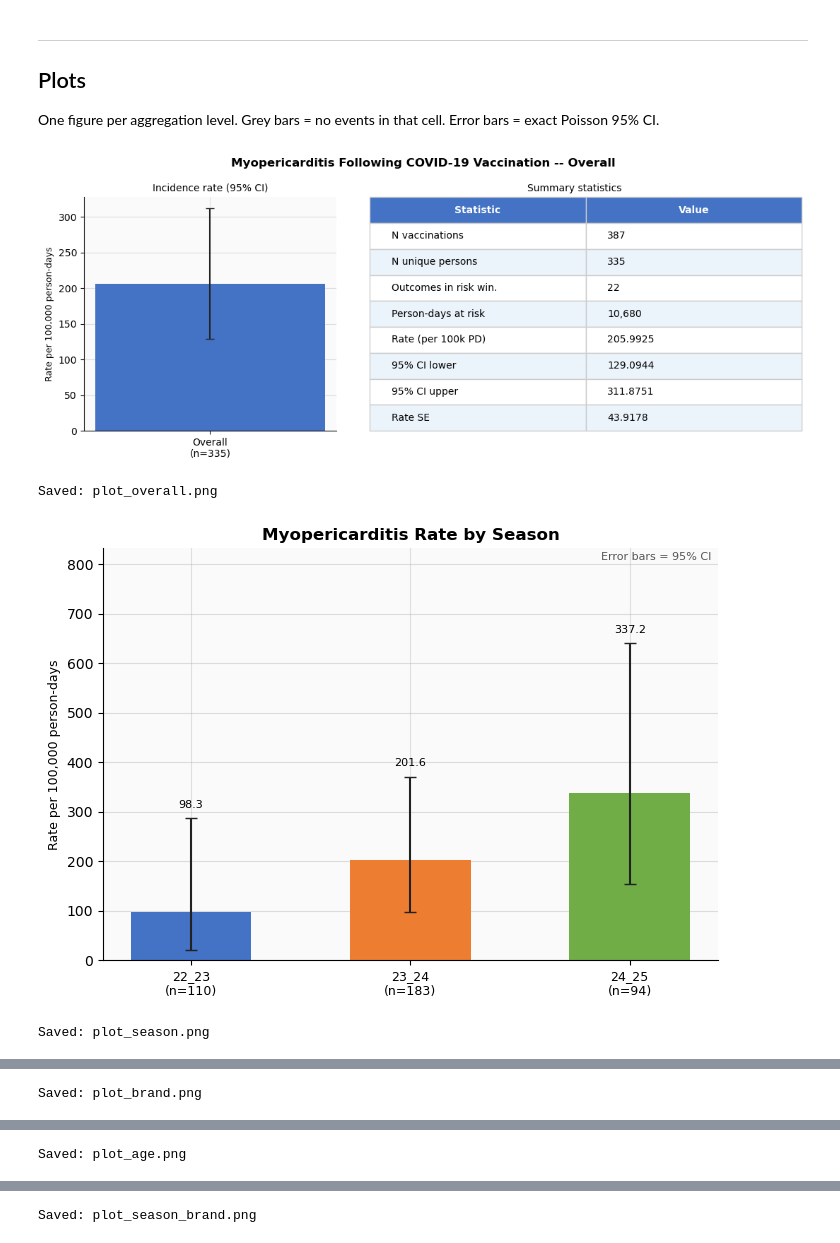
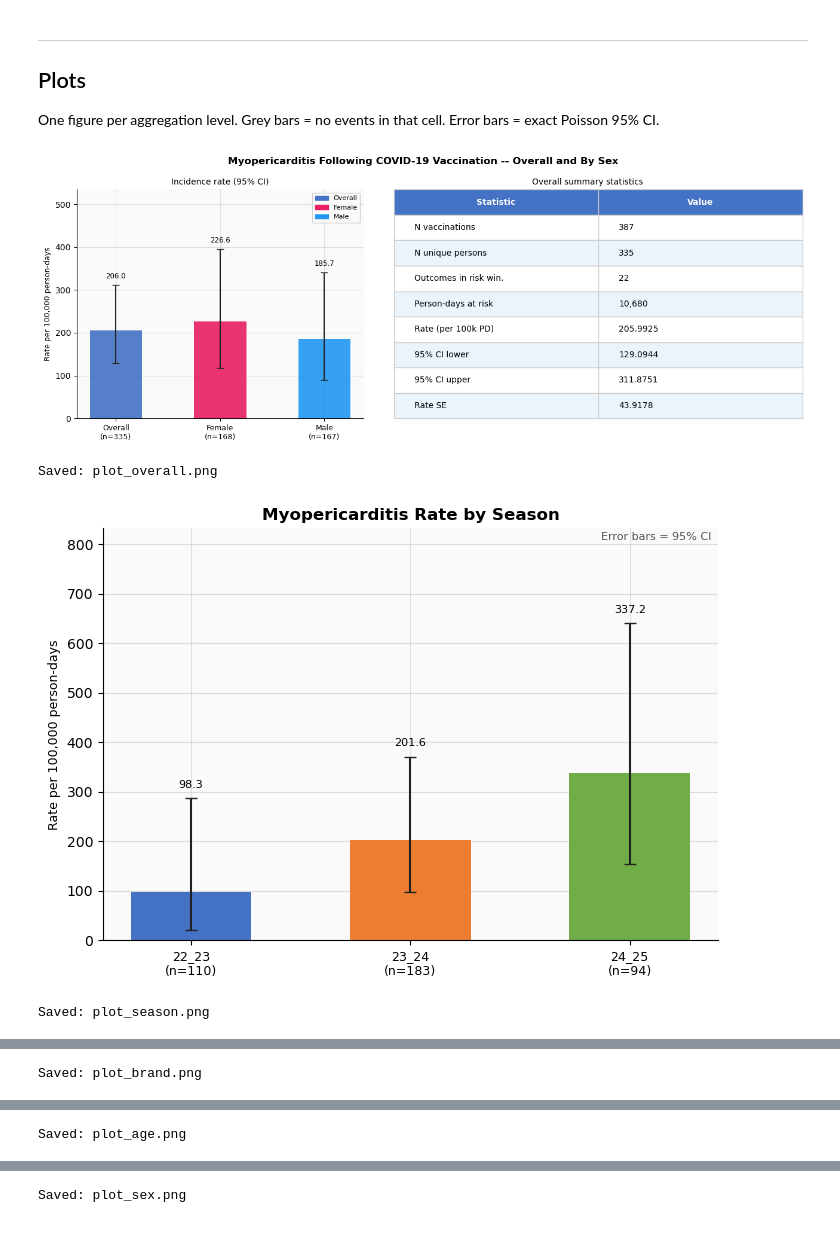
Before and after one commit to GodwinAN/Myoperi_following_COVID19vaccination_2022_2025, a Jupyter notebook: data_visualization.ipynb, the cells around one changed output, grey strips where cells are left out. Saved outputs shown, nothing was run; the diff lists cells and outputs as text; code cells hidden in the pictures.

Commit message:
Add sex, season_sex, brand_sex stratifications and update overall plot with sex breakdown

```diff
--- a/data_visualization.ipynb
+++ b/data_visualization.ipynb
@@ -22,8 +22,9 @@ DATA_DIR = Path(__file__).parent / 'dataimages' if '__file__' in dir() else Path
 
 # -- Load all summary tables into a dict keyed by aggregation level -----------
 AGGREGATIONS = [
-    'overall', 'season', 'brand', 'age',
-    'season_brand', 'season_age', 'brand_age', 'season_brand_age',
+    'overall', 'season', 'brand', 'age', 'sex',
+    'season_brand', 'season_age', 'season_sex',
+    'brand_age', 'brand_sex', 'season_brand_age',
 ]
 
 all_summaries = {}
@@ -80,10 +84,13 @@ ZERO_COLOR = '#CCCCCC'
 SEASON_ORDER = ['22_23', '23_24', '24_25']
 BRAND_ORDER  = ['moderna', 'novavax', 'pfizer', 'janssen']
 AGE_ORDER    = ['12_17', '18_24']
+SEX_ORDER    = ['F', 'M']
 
 SEASON_COLORS = {'22_23': '#4472C4', '23_24': '#ED7D31', '24_25': '#70AD47'}
 BRAND_COLORS  = {'moderna': '#E91E63', 'novavax': '#9C27B0', 'pfizer': '#2196F3', 'janssen': '#FF9800'}
 AGE_COLORS    = {'12_17': '#F44336', '18_24': '#009688'}
+SEX_COLORS    = {'F': '#E91E63', 'M': '#2196F3'}
+OVERALL_COLOR = '#4472C4'
 
 def _ygrid(ax):
     ax.yaxis.grid(True, alpha=0.4); ax.set_axisbelow(True)
@@ -95,25 +102,54 @@ def _ci_bars(ax, xs, rates, los, his):
                         color='#222222', capsize=4, lw=1.5, zorder=5)
 
 def _n_inside(ax, xs, rates, ns, ymax, fontsize=6.5, rotation=90):
-    """Print 'n=X' near the base of each bar."""
     for x, r, n in zip(xs, rates, ns):
         if n > 0:
             ax.text(x, ymax * 0.015, f'n={n}', ha='center', va='bottom',
                     fontsize=fontsize, rotation=rotation, color='#333333', zorder=6)
 
-# Overall
-ov = all_summaries['overall'].iloc[0]
-fig, (ax_b, ax_t) = plt.subplots(1, 2, figsize=(11, 4.5),
-                                   gridspec_kw={'width_ratios': [1, 1.8]})
-fig.suptitle('Myopericarditis Following COVID-19 Vaccination -- Overall',
+# ── Overall (with sex breakdown) ──────────────────────────────────────────────
+ov   = all_summaries['overall'].iloc[0]
+sx   = all_summaries['sex'].set_index('sex')
+
+# Bar positions: 0=Overall, 1=Female, 2=Male
+bar_labels = ['Overall', 'Female', 'Male']
+bar_keys   = ['overall', 'F', 'M']
+bar_rates  = [ov['rate_risk'],
+              float(sx.loc['F', 'rate_risk']) if 'F' in sx.index else 0.0,
+              float(sx.loc['M', 'rate_risk']) if 'M' in sx.index else 0.0]
+bar_los    = [ov['lower_ci'],
+              float(sx.loc['F', 'lower_ci'])  if 'F' in sx.index else 0.0,
+              float(sx.loc['M', 'lower_ci'])  if 'M' in sx.index else 0.0]
+bar_his    = [ov['upper_ci'],
+              float(sx.loc['F', 'upper_ci'])  if 'F' in sx.index else 0.0,
+              float(sx.loc['M', 'upper_ci'])  if 'M' in sx.index else 0.0]
+bar_ns     = [int(ov['num_unique_person']),
+              int(sx.loc['F', 'num_unique_person']) if 'F' in sx.index else 0,
+              int(sx.loc['M', 'num_unique_person']) if 'M' in sx.index else 0]
+bar_colors = [OVERALL_COLOR, SEX_COLORS['F'], SEX_COLORS['M']]
+
+ymax_ov = max(bar_his) * 1.35 if max(bar_his) > 0 else 1
+
+fig, (ax_b, ax_t) = plt.subplots(1, 2, figsize=(13, 5),
+                                   gridspec_kw={'width_ratios': [1.2, 1.8]})
+fig.suptitle('Myopericarditis Following COVID-19 Vaccination -- Overall and By Sex',
              fontsize=12, fontweight='bold')
-ax_b.bar([0], [ov['rate_risk']], color='#4472C4', width=0.45, zorder=2)
-_ci_bars(ax_b, [0], [ov['rate_risk']], [ov['lower_ci']], [ov['upper_ci']])
-ax_b.set_xticks([0])
-ax_b.set_xticklabels([f"Overall\n(n={int(ov['num_unique_person']):,})"])
-ax_b.set_ylabel(RATE_LABEL, fontsize=9)
+
+ax_b.bar(range(3), bar_rates, color=bar_colors, width=0.5, zorder=2, alpha=0.9)
+_ci_bars(ax_b, range(3), bar_rates, bar_los, bar_his)
+for i, (r, hi) in enumerate(zip(bar_rates, bar_his)):
+    if r > 0:
+        ax_b.text(i, hi + ymax_ov * 0.02, f'{r:.1f}', ha='center', va='bottom', fontsize=8.5)
+tick_labels = [f'{lbl}\n(n={n:,})' for lbl, n in zip(bar_labels, bar_ns)]
+ax_b.set_xticks(range(3)); ax_b.set_xticklabels(tick_labels, fontsize=9)
+ax_b.set_ylabel(RATE_LABEL, fontsize=9); ax_b.set_ylim(0, ymax_ov)
 ax_b.set_title('Incidence rate (95% CI)', fontsize=10)
+handles = [mpatches.Patch(color=OVERALL_COLOR, label='Overall'),
+           mpatches.Patch(color=SEX_COLORS['F'], label='Female'),
+           mpatches.Patch(color=SEX_COLORS['M'], label='Male')]
+ax_b.legend(handles=handles, fontsize=8, loc='upper right', framealpha=0.85)
 _ygrid(ax_b)
+
 rows = [
     ['N vaccinations',        f"{int(ov['num_vax']):,}"],
     ['N unique persons',      f"{int(ov['num_unique_person']):,}"],
@@ -134,12 +170,12 @@ for (r, c), cell in tbl.get_celld().items():
         cell.set_facecolor('#4472C4'); cell.set_text_props(color='white', fontweight='bold')
     elif r % 2 == 0:
         cell.set_facecolor('#EBF3FB')
-ax_t.set_title('Summary statistics', fontsize=10)
+ax_t.set_title('Overall summary statistics', fontsize=10)
 plt.tight_layout()
 plt.savefig(PLOT_DIR / 'plot_overall.png', dpi=150, bbox_inches='tight'); plt.show(); plt.close()
 print('Saved: plot_overall.png')
 
-# 1-D bar chart helper
+# ── 1-D bar chart helper ──────────────────────────────────────────────────────
 def simple_bar(summary_key, label_col, color_map, order, title, fname):
     df = all_summaries[summary_key].set_index(label_col).reindex(order).reset_index()
     rates  = df['rate_risk'].fillna(0).values
@@ -175,8 +211,10 @@ simple_bar('brand',  'brand_name', BRAND_COLORS,  BRAND_ORDER,
            'Myopericarditis Rate by Vaccine Brand', 'plot_brand.png')
 simple_bar('age',    'age_cat',    AGE_COLORS,    AGE_ORDER,
            'Myopericarditis Rate by Age Group',     'plot_age.png')
+simple_bar('sex',    'sex',        SEX_COLORS,    SEX_ORDER,
+           'Myopericarditis Rate by Sex',           'plot_sex.png')
 
-# Grouped bar chart helper
+# ── Grouped bar chart helper ──────────────────────────────────────────────────
 def grouped_bar(summary_key, x_col, g_col, x_order, g_order, color_map,
                 title, fname, figsize=(9, 5)):
     df = all_summaries[summary_key].copy()
@@ -224,10 +262,14 @@ grouped_bar('season_brand', 'season',     'brand_name', SEASON_ORDER, BRAND_ORDE
             'Myopericarditis Rate by Season and Vaccine Brand',    'plot_season_brand.png')
 grouped_bar('season_age',   'season',     'age_cat',    SEASON_ORDER, AGE_ORDER,   AGE_COLORS,
             'Myopericarditis Rate by Season and Age Group',        'plot_season_age.png')
+grouped_bar('season_sex',   'season',     'sex',        SEASON_ORDER, SEX_ORDER,   SEX_COLORS,
+            'Myopericarditis Rate by Season and Sex',              'plot_season_sex.png')
 grouped_bar('brand_age',    'brand_name', 'age_cat',    BRAND_ORDER,  AGE_ORDER,   AGE_COLORS,
             'Myopericarditis Rate by Vaccine Brand and Age Group', 'plot_brand_age.png')
+grouped_bar('brand_sex',    'brand_name', 'sex',        BRAND_ORDER,  SEX_ORDER,   SEX_COLORS,
+            'Myopericarditis Rate by Vaccine Brand and Sex',       'plot_brand_sex.png')
 
-# Season x Brand x Age facet
+# ── Season x Brand x Age facet ───────────────────────────────────────────────
 df3 = all_summaries['season_brand_age'].copy()
 fig, axes = plt.subplots(1, 3, figsize=(15, 5.5), sharey=True)
 fig.suptitle('Myopericarditis Rate by Season, Vaccine Brand, and Age Group',
@@ -247,35 +289,35 @@ for si, season in enumerate(SEASON_ORDER):
             if brand in sub_a.index:
                 rates.append(float(sub_a.loc[brand, 'rate_risk']))
                 los.append(float(sub_a.loc[brand, 'lower_ci']))
                 his.append(float(sub_a.loc[brand, 'upper_ci']))
                 ns.append(int(sub_a.loc[brand, 'num_unique_person']))
             else:
                 rates.append(0.0); los.append(0.0); his.append(0.0); ns.append(0)
         bar_cols = [AGE_COLORS[age] if r > 0 else ZERO_COLOR for r in rates]
         ax.bar(xs, rates, width=width*0.9, color=bar_cols, alpha=0.88, zorder=2)
         _ci_bars(ax, xs, rates, los, his)
         _n_inside(ax, xs, rates, ns, ymax3, fontsize=6, rotation=90)
     ax.set_xticks(range(len(BRAND_ORDER)))
     ax.set_xticklabels(BRAND_ORDER, rotation=15, ha='right', fontsize=9)
     ax.set_ylim(0, ymax3)
     ax.set_title(f'Season {season}', fontsize=11, fontweight='bold')
     if si == 0:
         ax.set_ylabel(RATE_LABEL, fontsize=9)
     if si == 2:
         handles = [mpatches.Patch(color=AGE_COLORS[a], label=f'Age {a}') for a in AGE_ORDER]
         ax.legend(handles=handles, title='Age group', fontsize=9, title_fontsize=9,
                   loc='upper right', framealpha=0.85)
     _ygrid(ax)
 fig.text(0.99, 0.01,
          'Error bars = 95% CI  |  Grey = no events  |  n = unique persons per bar',
          ha='right', va='bottom', fontsize=8, color='#555555')
 plt.tight_layout()
 plt.savefig(PLOT_DIR / 'plot_season_brand_age.png', dpi=150, bbox_inches='tight'); plt.show(); plt.close()
 print('Saved: plot_season_brand_age.png')
 
-print(f'\nAll 8 plots saved to: {PLOT_DIR}')
+print(f'\nAll 11 plots saved to: {PLOT_DIR}')
 # %% [output]
-[figure, old version]
+[figure, new version]
 Saved: plot_overall.png
 [figure]
 Saved: plot_season.png
@@ -287 +329 @@ Saved: plot_age.png
-Saved: plot_season_brand.png
+Saved: plot_sex.png
```
Also changed, not shown: parts of 2 cells of this notebook, 18 other files.
